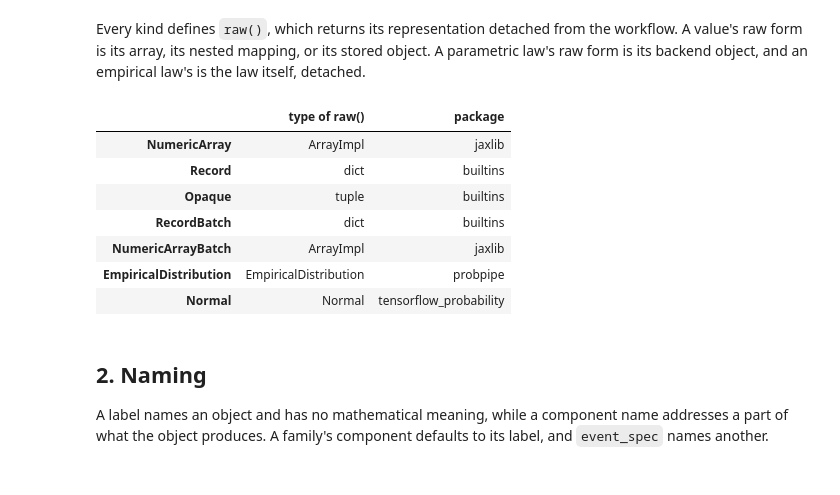
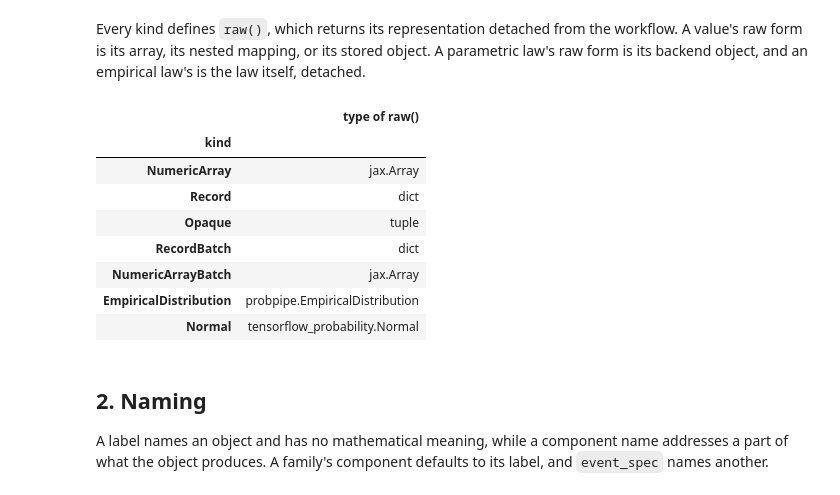
Before and after one commit to TARPS-group/prob-pipe, a Jupyter notebook: docs/tutorials/overhaul_tour.ipynb, the cells around one changed output. Cells and saved outputs as stored; diff of their text form; code cells hidden in the pictures.

```diff
--- a/docs/tutorials/overhaul_tour.ipynb
+++ b/docs/tutorials/overhaul_tour.ipynb
@@ -33,24 +32,19 @@ import jax
 import jax.numpy as jnp
 import numpy as np
 import pandas as pd
-from IPython.display import display
 
 import probpipe
 from probpipe import (
     BijectorTransformedDistribution, BootstrapDistribution, BootstrapReplicateDistribution,
     Dirichlet, DistributionBatch, EmpiricalDistribution, Gamma, HalfCauchy, KDEDistribution,
     MathematicalDomainError, MultivariateNormal, Normal, NumericArray, NumericArrayBatch,
-    NumericArraySpec, NumericRecordBatch, Opaque, OutputSpec, Poisson, PyMCModel, Record,
-    RecordBatch, RecordSpec, ResolutionError, ResultSchemaError, StanModel, StudentT,
-    SupportsCovariance, SupportsLogProb, SupportsMean, SupportsQuantile, SupportsSampling,
-    SupportsUnnormalizedLogProb, SupportsVariance, bijector_for, conditional_distribution,
-    converter_registry, function, iterate, positive, provenance_ancestors, real, replay_run,
-    workflow_run,
+    NumericRecordBatch, Opaque, OutputSpec, Poisson, PyMCModel, Record, RecordBatch,
+    ResolutionError, ResultSchemaError, StanModel, StudentT, SupportsCovariance, SupportsLogProb,
+    SupportsMean, SupportsQuantile, SupportsSampling, SupportsUnnormalizedLogProb,
+    SupportsVariance, bijector_for, conditional_distribution, converter_registry, function,
+    iterate, positive, provenance_ancestors, replay_run, workflow_run,
 )
-from probpipe.distributions import (
-    ConditionalDistribution, SupportsConditionalLogProb, SupportsConditionalSampling,
-    SupportsFactors, SupportsMarginals,
-)
+from probpipe.distributions import SupportsFactors, SupportsMarginals
 from probpipe.families import PoissonFamily, glm_likelihood
 from probpipe.operations import operation_registry
 
@@ -65,6 +59,7 @@ from probpipe.operations._sample import sample
 
 warnings.filterwarnings("ignore", message=r"Explicitly requested dtype float64")
 warnings.filterwarnings("ignore", message=r"Loading a shared object")
+pd.set_option("display.max_colwidth", None)
 
 
 def show(properties):
@@ -84,10 +79,6 @@ def spec_table(specs):
          "support": [spec.support for spec in leaves.values()]},
         index=list(leaves),
     )
-
-
-def show_report(report):
-    display(report)
 # %% [markdown]
 ## 1. Values
 
@@ -199,21 +190,27 @@ Every kind defines `raw()`, which returns its representation detached from the w
 A value's raw form is its array, its nested mapping, or its stored object.
 A parametric law's raw form is its backend object, and an empirical law's is the law itself, detached.
 # %%
+def type_name(raw):
+    if isinstance(raw, jax.Array):
+        return "jax.Array"
+    package = type(raw).__module__.partition(".")[0]
+    return type(raw).__name__ if package == "builtins" else f"{package}.{type(raw).__name__}"
+
+
 terms = [effect, school, note, schools_data, schools_data["effect"],
          EmpiricalDistribution("effect", y_obs), Normal("x", 0.0, 1.0)]
-raw_forms = [term.raw() for term in terms]
-pd.DataFrame({"type of raw()": [type(raw).__name__ for raw in raw_forms],
-              "package": [type(raw).__module__.partition(".")[0] for raw in raw_forms]},
-             index=[type(term).__name__ for term in terms])
+pd.DataFrame({"type of raw()": [type_name(term.raw()) for term in terms]},
+             index=pd.Index([type(term).__name__ for term in terms], name="kind"))
 # %% [output]
-|  | type of raw() | package |
-| NumericArray | ArrayImpl | jaxlib |
-| Record | dict | builtins |
-| Opaque | tuple | builtins |
-| RecordBatch | dict | builtins |
-| NumericArrayBatch | ArrayImpl | jaxlib |
-| EmpiricalDistribution | EmpiricalDistribution | probpipe |
-| Normal | Normal | tensorflow_probability |
+|  | type of raw() |
+| kind |  |
+| NumericArray | jax.Array |
+| Record | dict |
+| Opaque | tuple |
+| RecordBatch | dict |
+| NumericArrayBatch | jax.Array |
+| EmpiricalDistribution | probpipe.EmpiricalDistribution |
+| Normal | tensorflow_probability.Normal |
 # %% [markdown]
 ## 2. Naming
 
```
Also changed, not shown: parts of 84 cells of this notebook.
